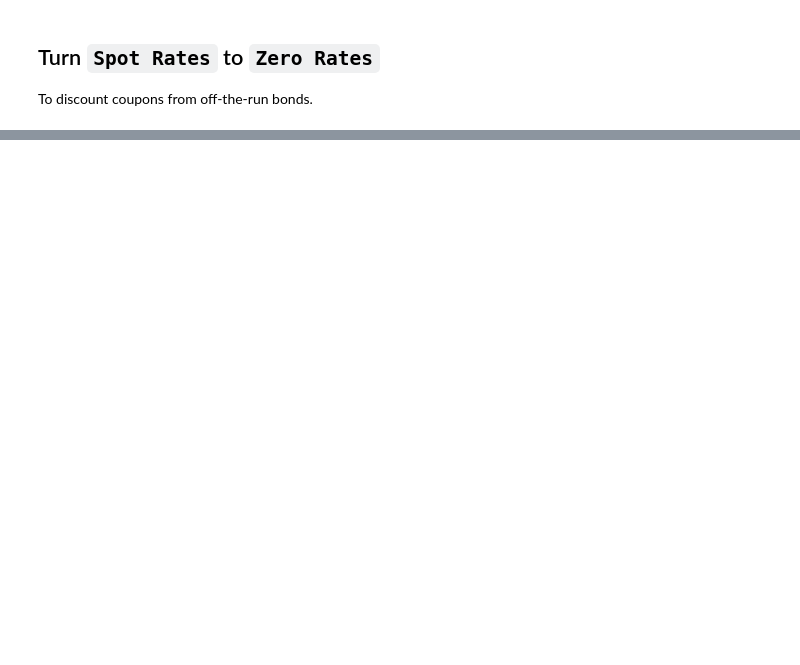
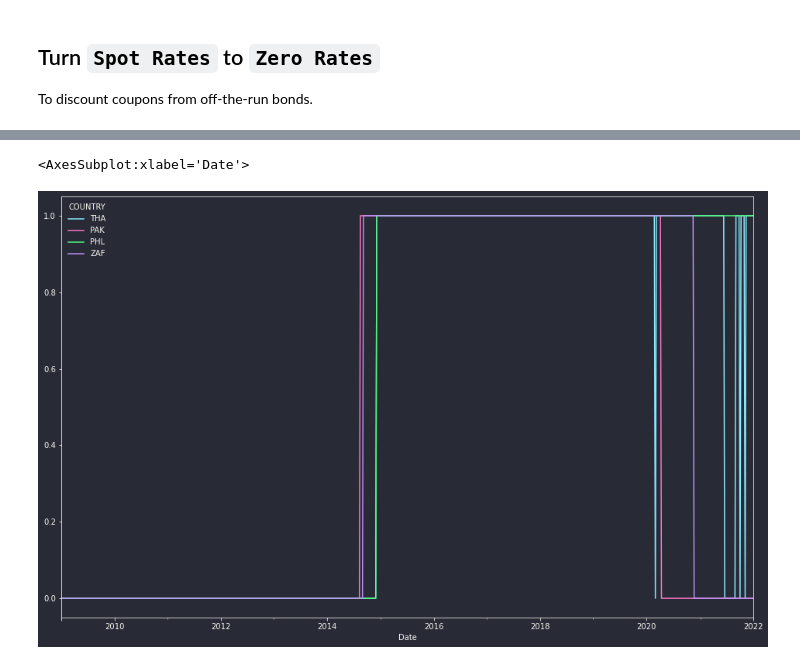
Before and after one commit to philipwlee/regquant, a Jupyter notebook: hw5_fx_carry/hw5_fx_carry_philip_lee_12129240.ipynb, the cells around one changed output, grey strips where cells are left out. Cells and saved outputs as stored; diff of their text form; code cells hidden in the pictures; blank space fills up the shorter version.

Commit message:
working strategy, leverage bugs

```diff
--- a/hw5_fx_carry/hw5_fx_carry_philip_lee_12129240.ipynb
+++ b/hw5_fx_carry/hw5_fx_carry_philip_lee_12129240.ipynb
@@ -131,0 +224,10 @@ zeros
+# %%
+mask = (carry.strat.columns.get_level_values(0)=="COU")
+mask &=(carry.strat.columns.get_level_values(2)==5)
+
+temp = carry.strat.loc[:,mask]
+temp.columns = temp.columns.droplevel(["TYPE", "TENOR"])
+temp.iloc[:, 1:].gt(temp["GBR"]+0.005, axis=0).astype(int).plot()
+# %% [output]
+<AxesSubplot:xlabel='Date'>
+[figure, added]
```
Also changed, not shown: parts of 10 cells of this notebook, 1 other file.
